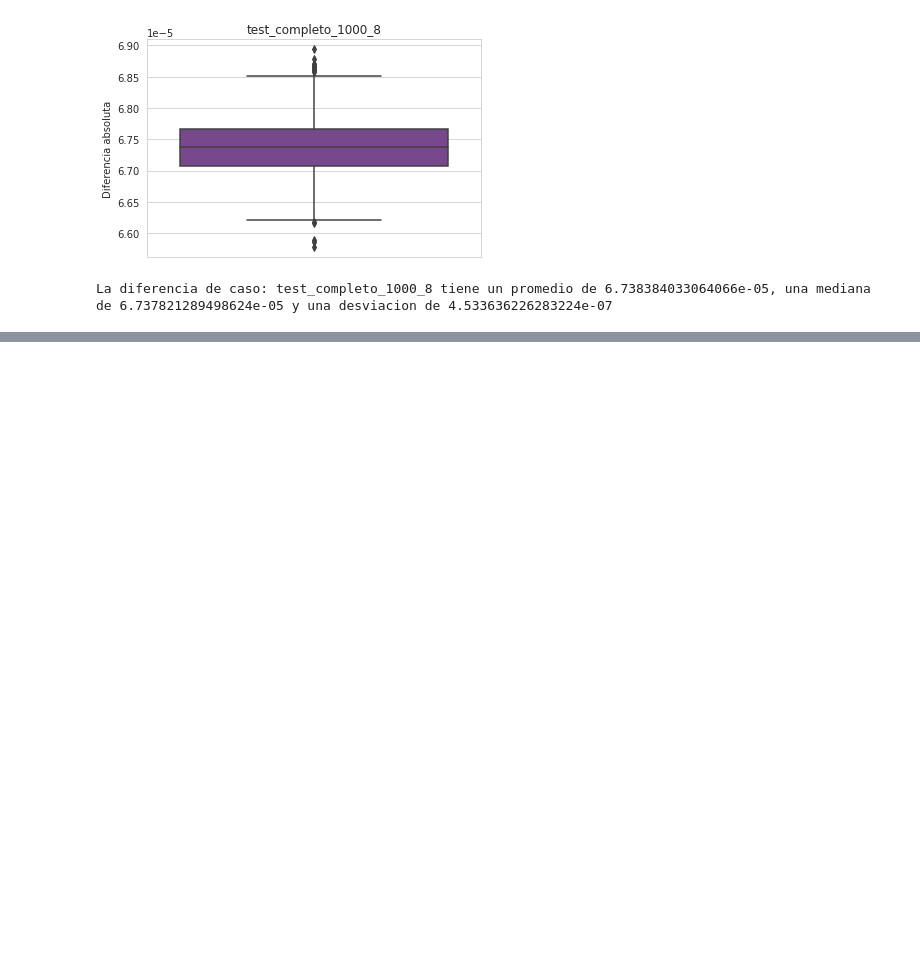
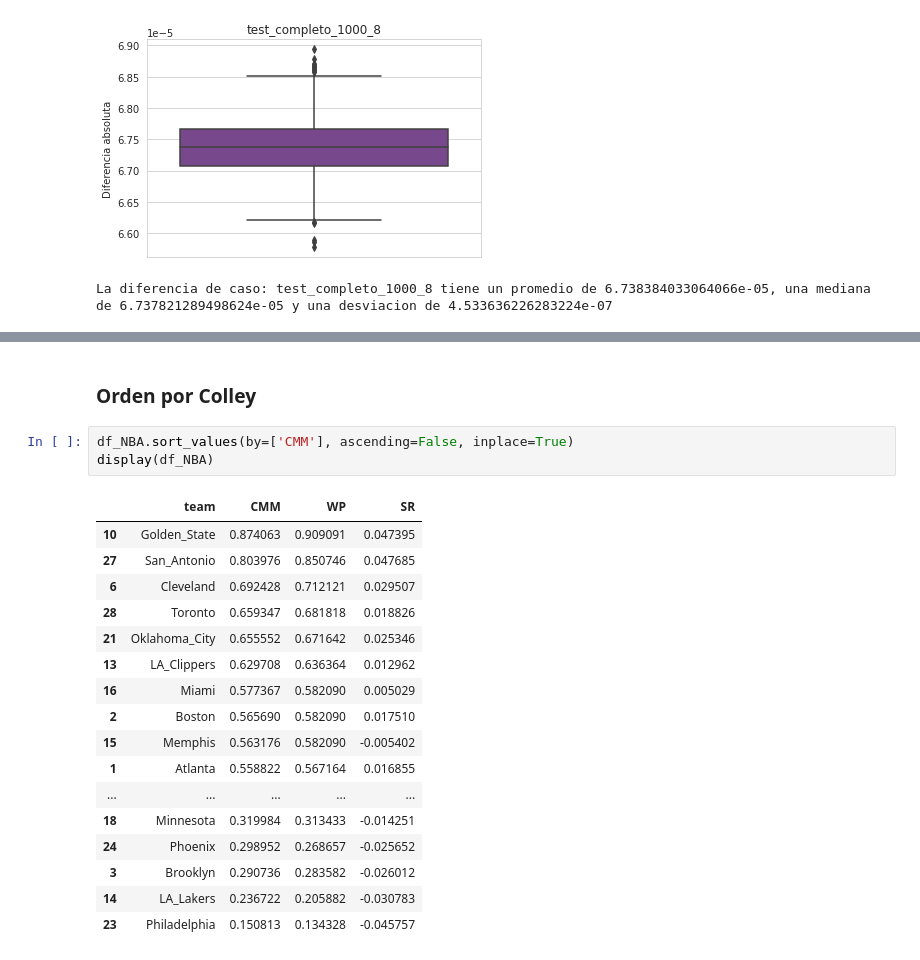
Before and after one commit to davidvenegasr/MetNum, a Jupyter notebook: tp1/experimentos/Analisis de Experimentos.ipynb, the cells around one changed output, grey strips where cells are left out. Saved outputs shown, nothing was run; the diff lists cells and outputs as text; blank space fills up the shorter version.

```diff
--- a/tp1/experimentos/Analisis de Experimentos.ipynb
+++ b/tp1/experimentos/Analisis de Experimentos.ipynb
@@ -44,0 +86,23 @@ La diferencia de caso: test_completo_1000_8 tiene un promedio de 6.7383840330640
+# %% [markdown]
+### Orden por Colley
+# %%
+df_NBA.sort_values(by=['CMM'], ascending=False, inplace=True)
+display(df_NBA)
+# %% [output]
+|  | team | CMM | WP | SR |
+| 10 | Golden_State | 0.874063 | 0.909091 | 0.047395 |
+| 27 | San_Antonio | 0.803976 | 0.850746 | 0.047685 |
+| 6 | Cleveland | 0.692428 | 0.712121 | 0.029507 |
+| 28 | Toronto | 0.659347 | 0.681818 | 0.018826 |
+| 21 | Oklahoma_City | 0.655552 | 0.671642 | 0.025346 |
+| 13 | LA_Clippers | 0.629708 | 0.636364 | 0.012962 |
+| 16 | Miami | 0.577367 | 0.582090 | 0.005029 |
+| 2 | Boston | 0.565690 | 0.582090 | 0.017510 |
+| 15 | Memphis | 0.563176 | 0.582090 | -0.005402 |
+| 1 | Atlanta | 0.558822 | 0.567164 | 0.016855 |
+| ... | ... | ... | ... | ... |
+| 18 | Minnesota | 0.319984 | 0.313433 | -0.014251 |
+| 24 | Phoenix | 0.298952 | 0.268657 | -0.025652 |
+| 3 | Brooklyn | 0.290736 | 0.283582 | -0.026012 |
+| 14 | LA_Lakers | 0.236722 | 0.205882 | -0.030783 |
+| 23 | Philadelphia | 0.150813 | 0.134328 | -0.045757 |
```
Also changed, not shown: parts of 7 cells of this notebook, 13 other files.
